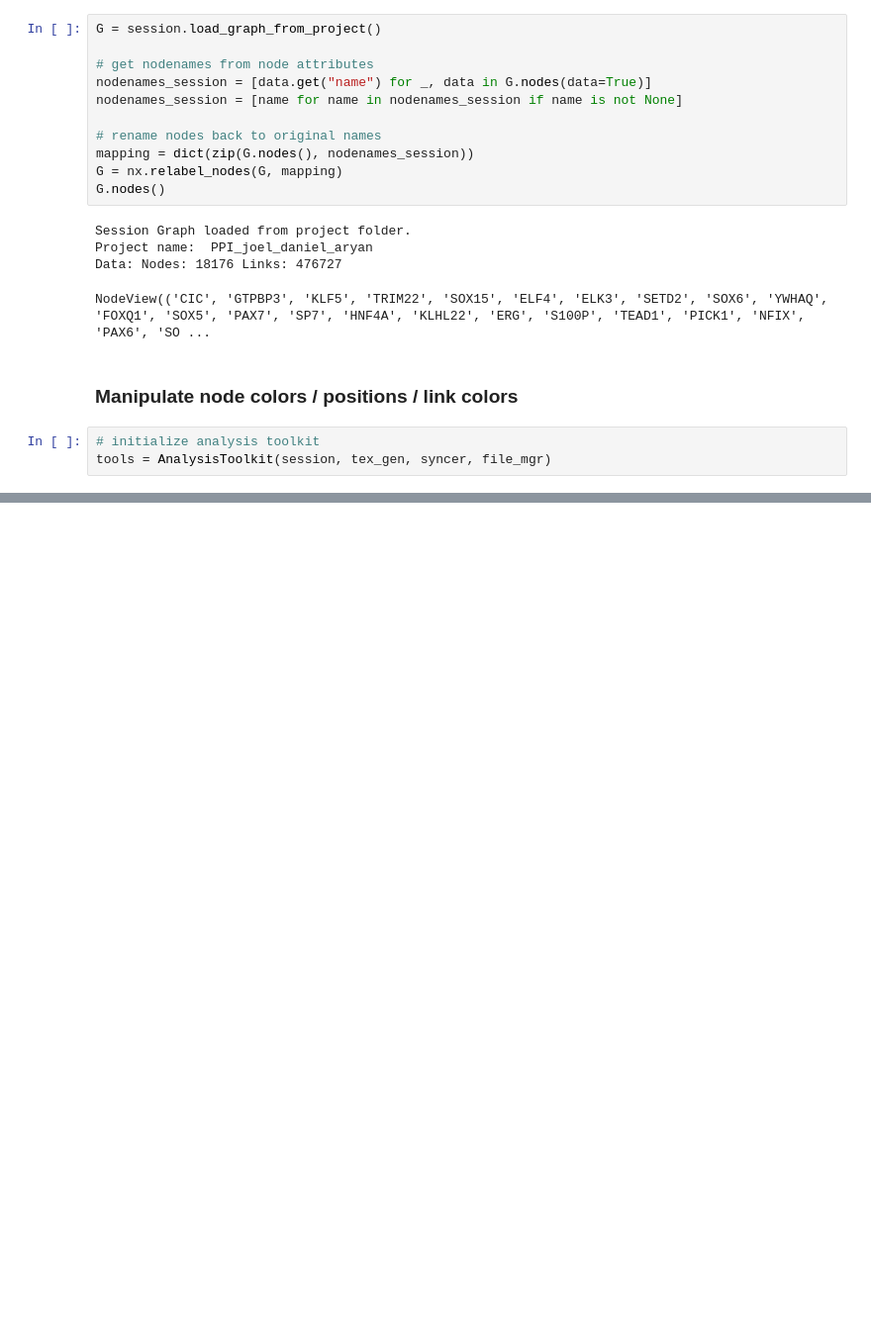
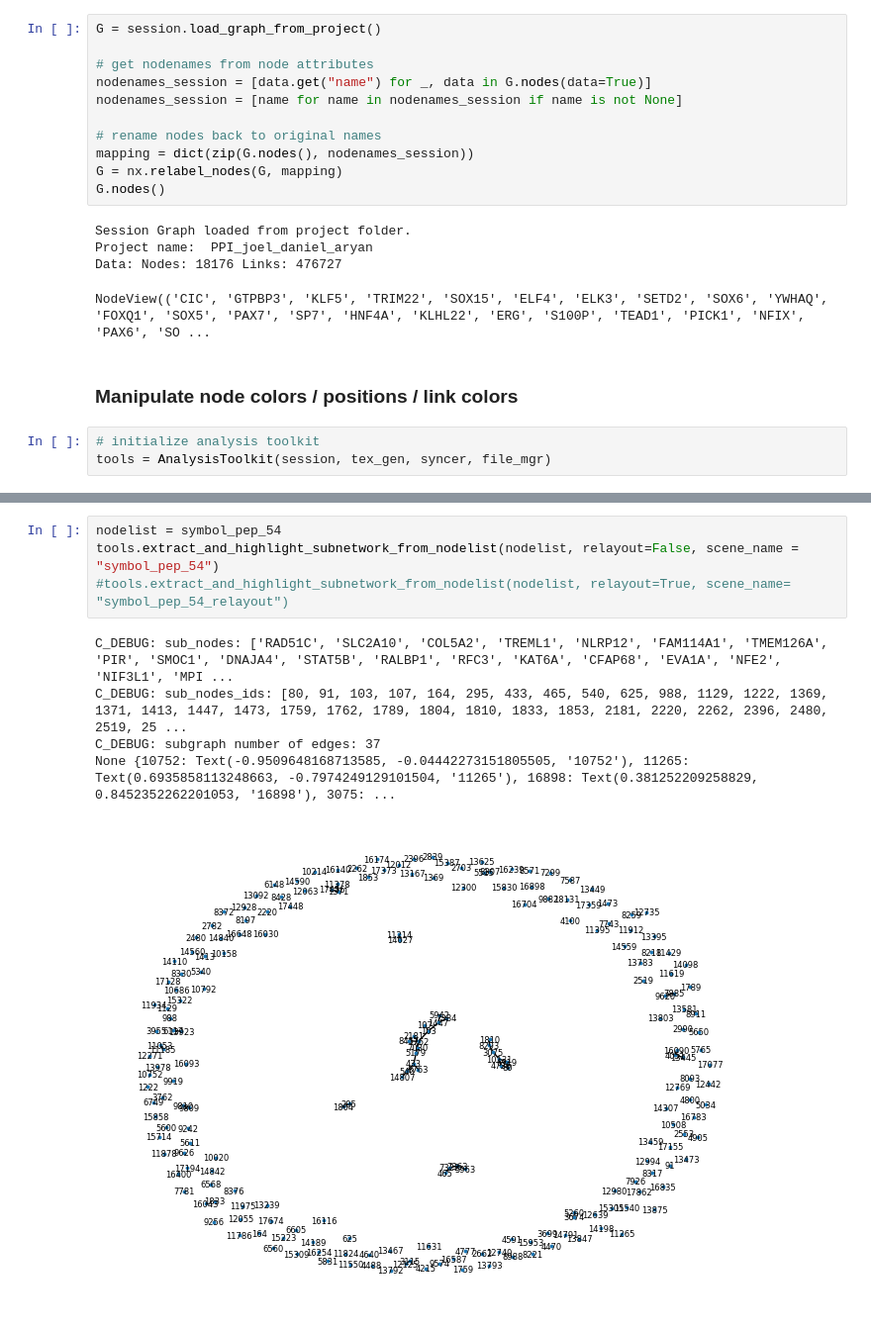
Before and after one commit to menchelab/DataDiVR_WebApp, a Jupyter notebook: _RealtimeCommunication_PPI_joeldanielaryan.ipynb, the cells around one changed output, grey strips where cells are left out. Shown at 99% size. Drawn from its saved outputs; the diff is of its cells as text; blank space fills up the shorter version.

```diff
--- a/_RealtimeCommunication_PPI_joeldanielaryan.ipynb
+++ b/_RealtimeCommunication_PPI_joeldanielaryan.ipynb
@@ -165,0 +208,10 @@ None
+# %%
+nodelist = symbol_pep_54
+tools.extract_and_highlight_subnetwork_from_nodelist(nodelist, relayout=False, scene_name = "symbol_pep_54")
+#tools.extract_and_highlight_subnetwork_from_nodelist(nodelist, relayout=True, scene_name= "symbol_pep_54_relayout")
+# %% [output]
+C_DEBUG: sub_nodes: ['RAD51C', 'SLC2A10', 'COL5A2', 'TREML1', 'NLRP12', 'FAM114A1', 'TMEM126A', 'PIR', 'SMOC1', 'DNAJA4', 'STAT5B', 'RALBP1', 'RFC3', 'KAT6A', 'CFAP68', 'EVA1A', 'NFE2', 'NIF3L1', 'MPI ...
+C_DEBUG: sub_nodes_ids: [80, 91, 103, 107, 164, 295, 433, 465, 540, 625, 988, 1129, 1222, 1369, 1371, 1413, 1447, 1473, 1759, 1762, 1789, 1804, 1810, 1833, 1853, 2181, 2220, 2262, 2396, 2480, 2519, 25 ...
+C_DEBUG: subgraph number of edges: 37
+None {10752: Text(-0.9509648168713585, -0.04442273151805505, '10752'), 11265: Text(0.6935858113248663, -0.7974249129101504, '11265'), 16898: Text(0.381252209258829, 0.8452352262201053, '16898'), 3075: ...
+[figure, added]
```
Also changed, not shown: parts of 19 cells of this notebook, 2 other files.
